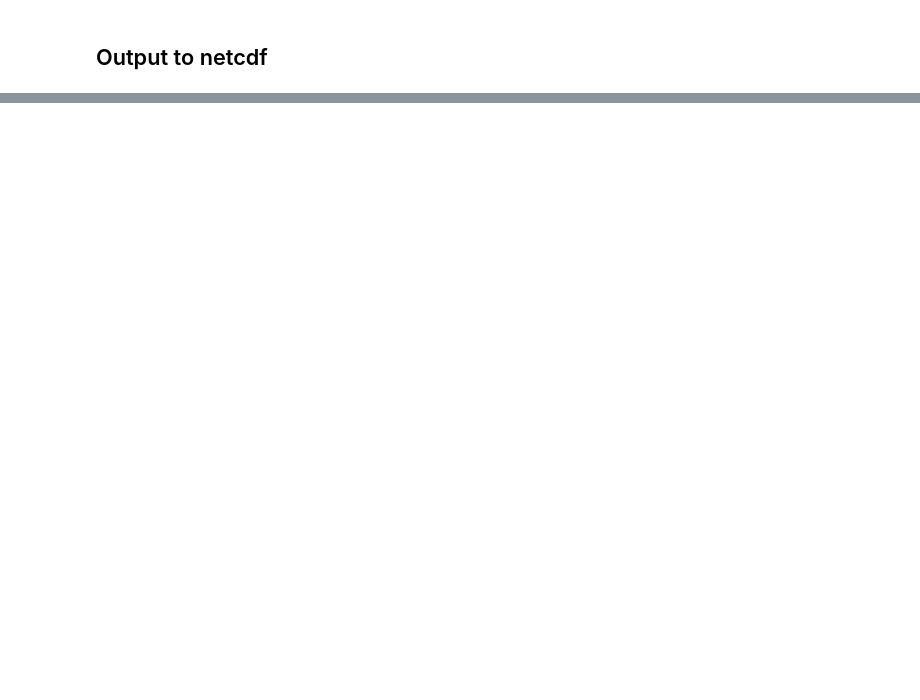
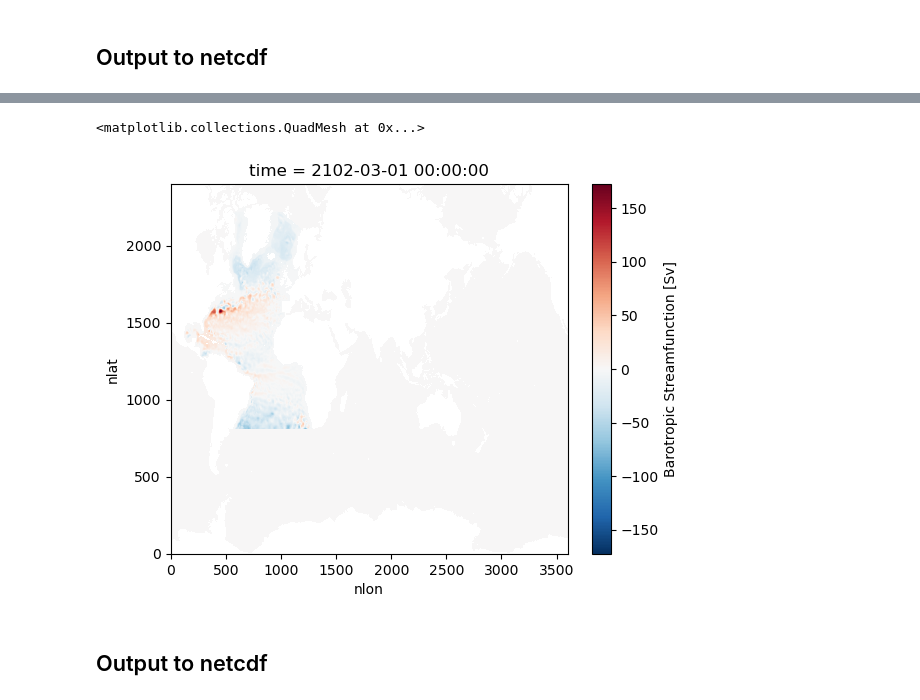
Before and after one commit to justinsmall/iPOGS, a Jupyter notebook: notebooks/BSF_0.1deg_dask.ipynb, the cells around one changed output, grey strips where cells are left out. Drawn from its saved outputs; the diff is of its cells as text; code cells hidden in the pictures; blank space fills up the shorter version.

```diff
--- a/notebooks/BSF_0.1deg_dask.ipynb
+++ b/notebooks/BSF_0.1deg_dask.ipynb
@@ -261,0 +383,8 @@ Wall time: 34 s
+# %%
+%%time
+dz = ds_grid['dz'].persist()/100.
+kmt = ds_grid['KMT'].fillna(0).persist()
+dxu = ds_grid['DXU'].persist()/100.
+# the next step takes about 30 seconds when run in a notebook with 30GB allocated memory
+# and about 12 minutes with the default 4GB allocated memory
+dzt,dzu = popmoc.tx0p1v3_dztdzu(dz,kmt)
@@ -261,0 +394,5 @@ Wall time: 34 s
+# %%
+tlon = ds_grid.TLONG.drop(['ULONG','ULAT'])
+tlat = ds_grid.TLAT.drop(['ULONG','ULAT'])
+ulon = ds_grid.ULONG.drop(['TLONG','TLAT'])
+ulat = ds_grid.ULAT.drop(['TLONG','TLAT'])
@@ -261,0 +401,11 @@ Wall time: 34 s
+# %%
+%%time
+sv = (vvel*dzt*dxu).sum('z_t')
+sv.attrs['units']='m^3/s'
+sv_atl = sv.where(rmaskatl).drop(['TLONG','TLAT'])
+bsf = sv_atl.cumsum('nlon')/1.e6
+bsf = xr.where(rmaskatl,bsf,0)
+bsf = bsf.assign_coords({'ULAT':ulat,'ULONG':ulon})
+bsf = bsf.where(kmt!=0).drop(['TLONG','TLAT'])
+bsf = bsf.assign_attrs({'units':'Sv','long_name':'Barotropic Streamfunction'}).rename('BSF')
+bsf = bsf.transpose('time','nlat','nlon')
@@ -261,0 +415,3 @@ Wall time: 34 s
+# %%
+%%time
+bsf = dask.optimize(bsf)[0]
@@ -261,0 +421,7 @@ Wall time: 34 s
+# %%
+bsf.isel(time=-1).plot()
+# %% [output]
+<matplotlib.collections.QuadMesh at 0x...>
+[figure, added]
+# %% [markdown]
+## Output to netcdf
```
Also changed, not shown: parts of 27 cells of this notebook, 2 other files.
